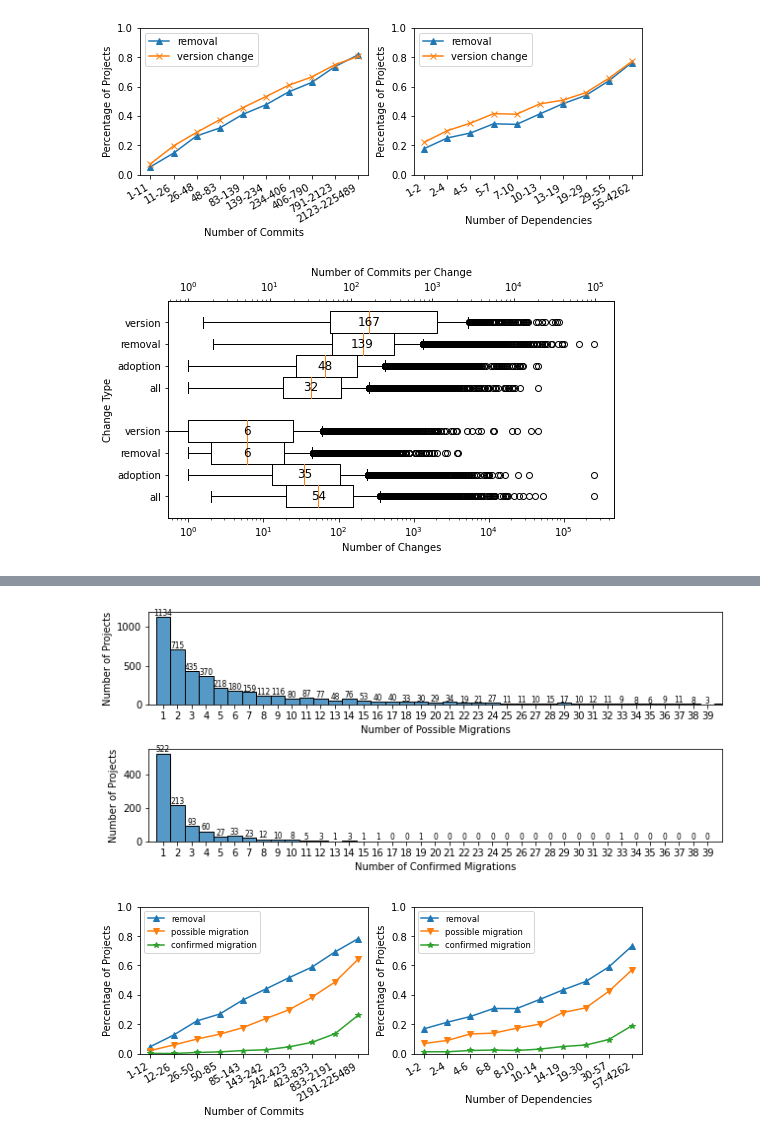
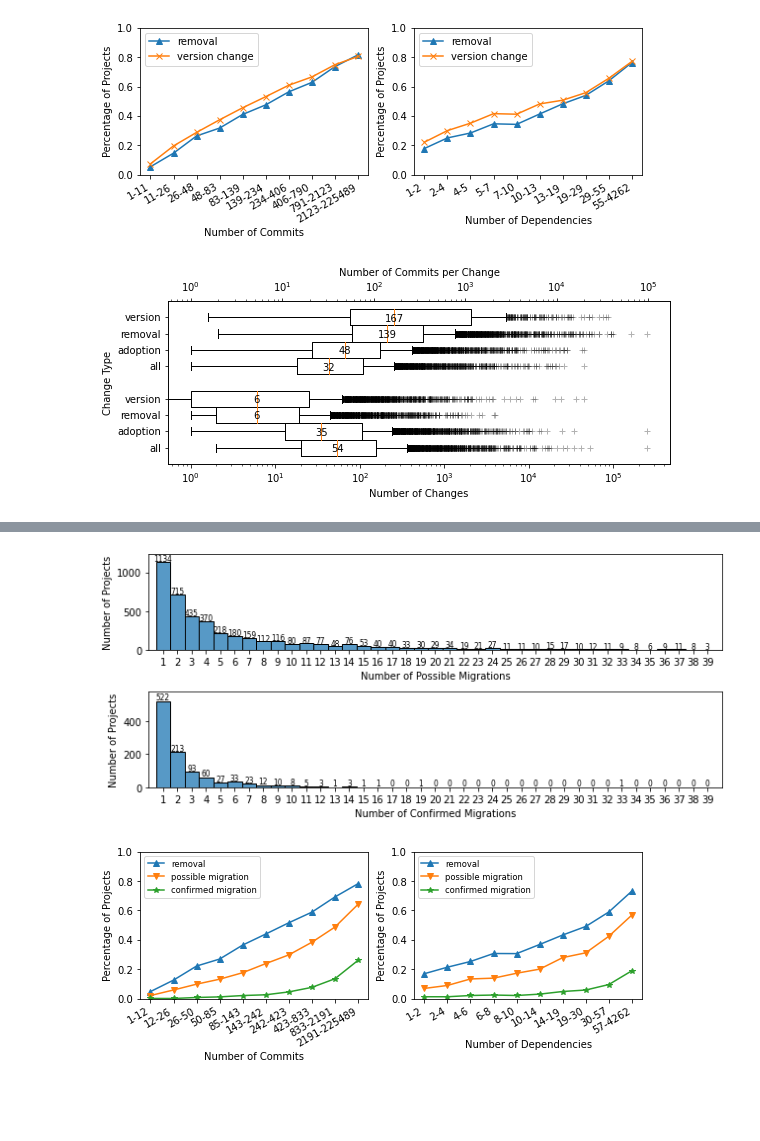
Before and after one commit to hehao98/LibraryMigration, a Jupyter notebook: rq1_prevalence.ipynb, the cells around one changed output, grey strips where cells are left out. Saved outputs shown, nothing was run; the diff lists cells and outputs as text; code cells hidden in the pictures; blank space fills up the shorter version.

```diff
--- a/rq1_prevalence.ipynb
+++ b/rq1_prevalence.ipynb
@@ -140,37 +140,39 @@ fig.savefig("plots/chgrel.pdf", bbox_inches="tight")
 # %%
 proj_stats_f = proj_stats[proj_stats.removals != 0].copy()
 
-fig, ax = plt.subplots(1, 1, figsize=(8,4))
+fig, ax = plt.subplots(1, 1, figsize=(9,3))
 
 data = [
     proj_stats_f.changes,
     proj_stats_f.adoptions,
     proj_stats_f.removals,
     proj_stats_f.verchgs,
     proj_stats_f.commits / proj_stats_f.change_commits,
     proj_stats_f.commits / proj_stats_f.adoption_commits,
     proj_stats_f.commits / proj_stats_f.removal_commits,
     proj_stats_f.commits / proj_stats_f.verchg_commits,
 ]
 ax.boxplot(x=data[0:4],
-    labels=["all", "adoption", "removal", "version"],
-    positions=[0,0.5,1,1.5], widths=0.5, vert=False)
+           labels=["all", "adoption", "removal", "version"],
+           positions=[0,0.5,1,1.5], widths=0.5, vert=False, sym='+', flierprops={"alpha": 0.3})
 ax.set_xscale("log")
 ax.set_xlabel("Number of Changes")
 ax.set_ylabel("Change Type")
 ax2 = ax.twiny()
-ax2.boxplot(x=data[4:8], labels=["all", "adoption", "removal", "version"], positions=[2.5,3,3.5,4], widths=0.5, vert=False)
+ax2.boxplot(x=data[4:8],
+            labels=["all", "adoption", "removal", "version"],
+            positions=[2.5,3,3.5,4], widths=0.5, vert=False, sym='+', flierprops={"alpha": 0.3})
 ax2.set_xscale("log")
 ax2.set_xlabel("Number of Commits per Change")
 ax2.set_ylabel("Change Type")
 for i, x in enumerate([0,0.5,1,1.5]):
-    ax.text(np.median(data[i]), x, str(int(np.median(data[i]))), fontsize=12, horizontalalignment="center", verticalalignment="center")
+    ax.text(np.median(data[i]), x - 0.04, str(int(np.median(data[i]))), fontsize=10, horizontalalignment="center", verticalalignment="center")
 for i, x in enumerate([2.5,3,3.5,4]):
-    ax2.text(np.median(data[i+4]), x, str(int(np.median(data[i+4]))), fontsize=12, horizontalalignment="center", verticalalignment="center")
+    ax2.text(np.median(data[i+4]), x - 0.04, str(int(np.median(data[i+4]))), fontsize=10, horizontalalignment="center", verticalalignment="center")
 
 fig.savefig("plots/chgdis.pdf", bbox_inches="tight")
 # %% [output]
-[figure, old version]
+[figure, new version]
 # %%
 proj_stats_f["commit_portion_c"] = proj_stats_f.change_commits / proj_stats_f.commits
 proj_stats_f["commit_portion_a"] = proj_stats_f.adoption_commits / proj_stats_f.commits
@@ -238,10 +240,12 @@ axes[0].set_ylabel("Number of Projects")
 axes[0].set_xlabel("Number of Possible Migrations")
 axes[0].set_xlim(0, 40)
 axes[0].set_xticks(range(1, 40))
+axes[0].set_ylim(0, 1230)
 axes[1].set_ylabel("Number of Projects")
 axes[1].set_xlabel("Number of Confirmed Migrations")
 axes[1].set_xlim(0, 40)
 axes[1].set_xticks(range(1, 40))
+axes[1].set_ylim(0, 580)
 for i in range(1, 40):
     delta = 8
     count1 = len(proj_stats_f[proj_stats_f.possible_migrations == i])
@@ -251,7 +255,7 @@ for i in range(1, 40):
 fig.tight_layout()
 fig.savefig("plots/migdist.pdf", bbox_inches="tight")
 # %% [output]
-[figure, old version]
+[figure, new version]
 # %%
 fig, axes = plt.subplots(1, 2, figsize=(9,3))
 
```
Also changed, not shown: parts of 1 cell of this notebook.
